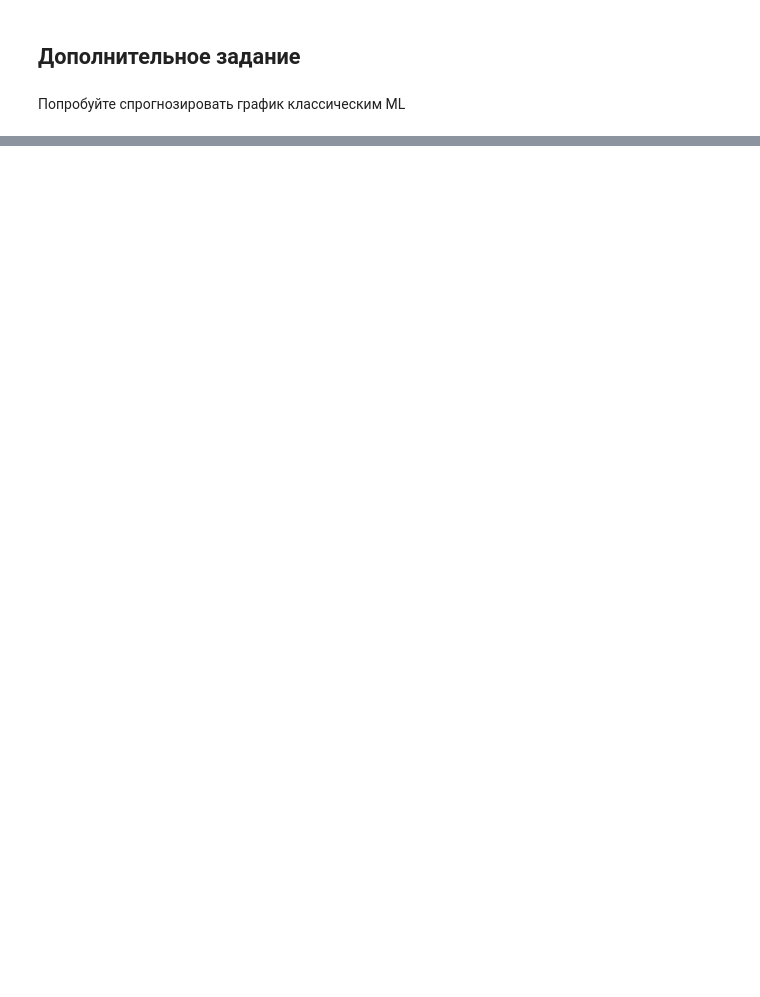
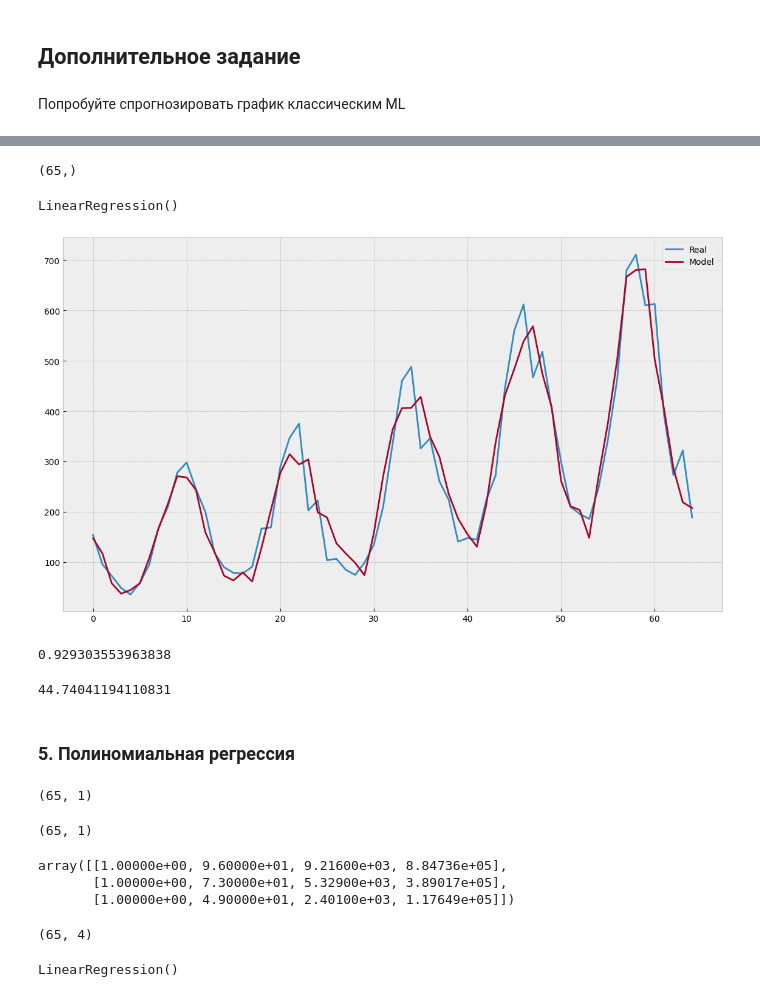
Before and after one commit to BalshowAndrew/time_series, a Jupyter notebook: ts_studying/03_hw_time_series.ipynb, the cells around one changed output, grey strips where cells are left out. Cells and saved outputs as stored; diff of their text form; code cells hidden in the pictures; blank space fills up the shorter version.

```diff
--- a/ts_studying/03_hw_time_series.ipynb
+++ b/ts_studying/03_hw_time_series.ipynb
@@ -230,0 +276,8 @@ with plt.style.context(style='bmh'):
+# %%
+n = 12
+y = series['Count'][:-n]
+X = pd.DataFrame()
+s = np.array(series['Count'])
+for i in range(1,n):
+    x = pd.Series(s[n - i:-i], name=f"{n - i}")
+    X = pd.concat([X, x], axis=1)
@@ -230,0 +304,45 @@ with plt.style.context(style='bmh'):
+# %%
+y.shape
+# %% [output]
+(65,)
+# %%
+model = LinearRegression()
+# %%
+model.fit(X, y)
+# %% [output]
+LinearRegression()
+# %%
+y_pred = model.predict(X)
+# %%
+with plt.style.context(style='bmh'):
+    plt.figure(figsize=(14,8))
+    ax = plt.axes()
+    plt.plot(y, label='Real')
+    plt.plot(y_pred, label='Model')
+    plt.legend()
+# %% [output]
+[figure, added]
+# %%
+r2 = model.score(X, y)
+r2
+# %% [output]
+0.929303553963838
+# %%
+rmse = np.sqrt(mean_squared_error(y, y_pred))
+rmse
+# %% [output]
+44.74041194110831
+# %% [markdown]
+### 5. Полиномиальная регрессия
+# %%
+x = np.array(X['1'])
+x = x[:, np.newaxis]
+x.shape
+# %% [output]
+(65, 1)
+# %%
+y = np.array(y)
+y = y[:, np.newaxis]
+y.shape
+# %% [output]
+(65, 1)
@@ -230,0 +352,10 @@ with plt.style.context(style='bmh'):
+# %%
+x_poly[:3]
+# %% [output]
+array([[1.00000e+00, 9.60000e+01, 9.21600e+03, 8.84736e+05],
+       [1.00000e+00, 7.30000e+01, 5.32900e+03, 3.89017e+05],
+       [1.00000e+00, 4.90000e+01, 2.40100e+03, 1.17649e+05]])
+# %%
+x_poly.shape
+# %% [output]
+(65, 4)
@@ -230,0 +364,4 @@ with plt.style.context(style='bmh'):
+# %%
+poly_model.fit(x_poly, y)
+# %% [output]
+LinearRegression()
```
Also changed, not shown: parts of 38 cells of this notebook.
